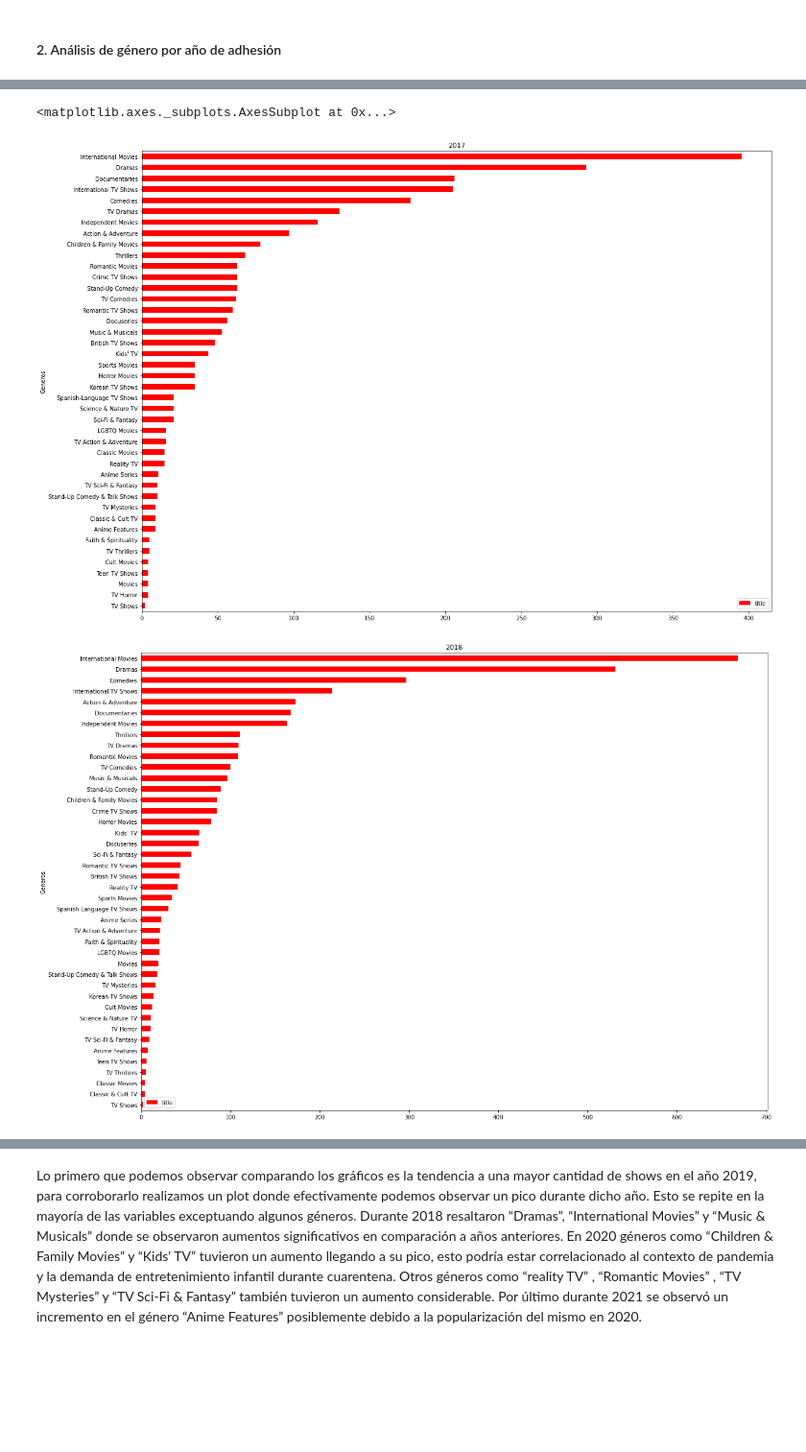
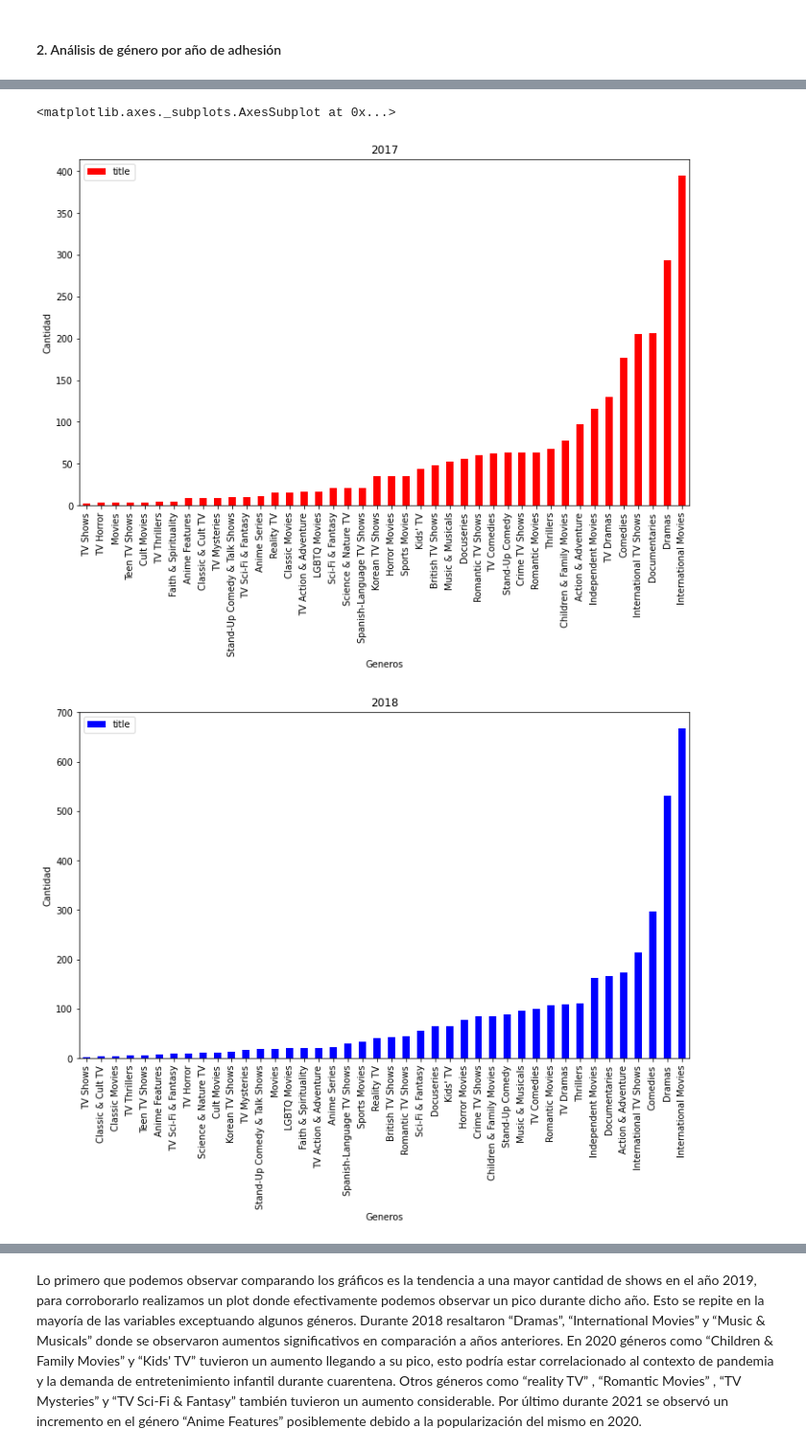
Before and after one commit to ri1965/Toolkits, a Jupyter notebook: Examen_Bimestre_1_Intro_Python__Grupo_2.ipynb, the cells around one changed output, grey strips where cells are left out. Shown at 96% size. Drawn from its saved outputs; the diff is of its cells as text; code cells hidden in the pictures; blank space fills up the shorter version.

```diff
--- a/Examen_Bimestre_1_Intro_Python__Grupo_2.ipynb
+++ b/Examen_Bimestre_1_Intro_Python__Grupo_2.ipynb
@@ -435,0 +431,2 @@ df3.head()
+# %%
+df_genero = split_unpivot(df_raw2, 'listed_in')
@@ -609,5 +622,0 @@ def dict_genero_x_df(data_frame):
-# %%
-def separar_año(inicio, fin):
-  mask = (df_raw2["date_added"] <= (fin)) & (df_raw2["date_added"] >= (inicio))
-  df_raw_año = df_raw2[mask]
-  return df_raw_año
@@ -665,10 +762,10 @@ Usando la función separar_año y dict_genero_x_df realizamos subplots para pode
 # %%
-(separar_año("2017-01-01","2017-12-31", df3))[['listed_in', 'title']].groupby('listed_in').count().sort_values(['title'],ascending=True).plot(kind='barh', title='2017', ylabel='Cantidad', xlabel='Generos', color="r", figsize=(20, 15))
-(separar_año("2018-01-01","2018-12-31", df3))[['listed_in', 'title']].groupby('listed_in').count().sort_values(['title'],ascending=True).plot(kind='barh', title='2018', ylabel='Cantidad', xlabel='Generos', color="r", figsize=(20, 15))
-(separar_año("2019-01-01","2019-12-31", df3))[['listed_in', 'title']].groupby('listed_in').count().sort_values(['title'],ascending=True).plot(kind='barh', title='2019', ylabel='Cantidad', xlabel='Generos', color="r", figsize=(20, 15))
-(separar_año("2020-01-01","2020-12-31", df3))[['listed_in', 'title']].groupby('listed_in').count().sort_values(['title'],ascending=True).plot(kind='barh', title='2020', ylabel='Cantidad', xlabel='Generos', color="r", figsize=(20, 15))
-(separar_año("2021-01-01","2021-12-31", df3))[['listed_in', 'title']].groupby('listed_in').count().sort_values(['title'],ascending=True).plot(kind='barh', title='2021', ylabel='Cantidad', xlabel='Generos', color="r", figsize=(20, 15))
+(separar_año("2017-01-01","2017-12-31", df_genero))[['listed_in', 'title']].groupby('listed_in').count().sort_values(['title'],ascending=True).plot(kind='bar', title='2017', ylabel='Cantidad', xlabel='Generos', color="r", figsize=(12, 7))
+(separar_año("2018-01-01","2018-12-31", df_genero))[['listed_in', 'title']].groupby('listed_in').count().sort_values(['title'],ascending=True).plot(kind='bar', title='2018', ylabel='Cantidad', xlabel='Generos', color="b", figsize=(12, 7))
+(separar_año("2019-01-01","2019-12-31", df_genero))[['listed_in', 'title']].groupby('listed_in').count().sort_values(['title'],ascending=True).plot(kind='bar', title='2019', ylabel='Cantidad', xlabel='Generos', color="g", figsize=(12, 7))
+(separar_año("2020-01-01","2020-12-31", df_genero))[['listed_in', 'title']].groupby('listed_in').count().sort_values(['title'],ascending=True).plot(kind='bar', title='2020', ylabel='Cantidad', xlabel='Generos', color="c", figsize=(12, 7))
+(separar_año("2021-01-01","2021-12-31", df_genero))[['listed_in', 'title']].groupby('listed_in').count().sort_values(['title'],ascending=True).plot(kind='bar', title='2021', ylabel='Cantidad', xlabel='Generos', color="m", figsize=(12, 7))
 # %% [output]
 <matplotlib.axes._subplots.AxesSubplot at 0x...>
-[figure, old version]
+[figure, new version]
-[figure, old version]
+[figure, new version]
```
Also changed, not shown: parts of 68 cells of this notebook.
